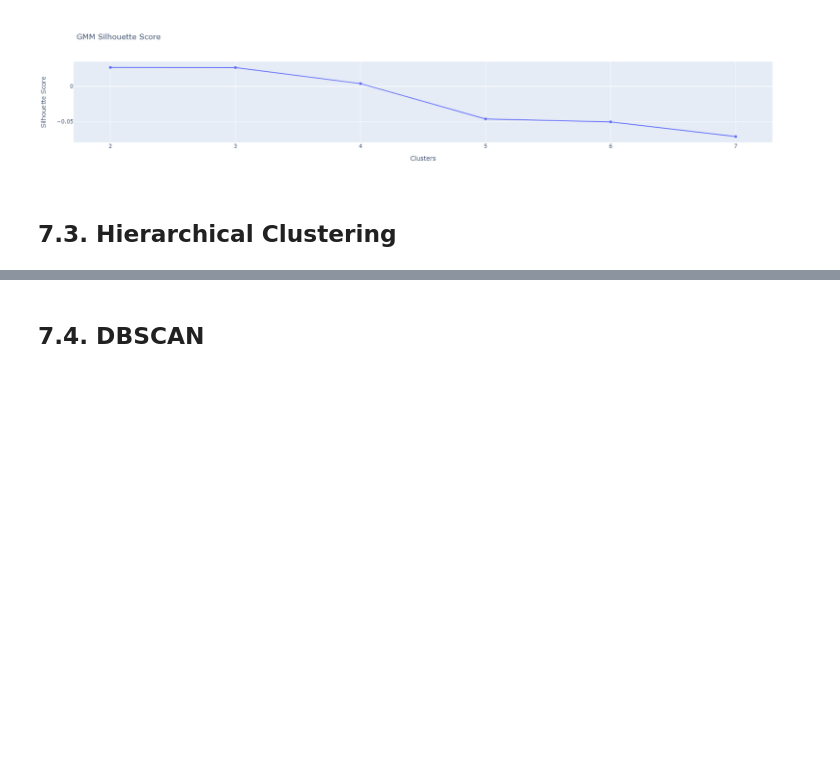
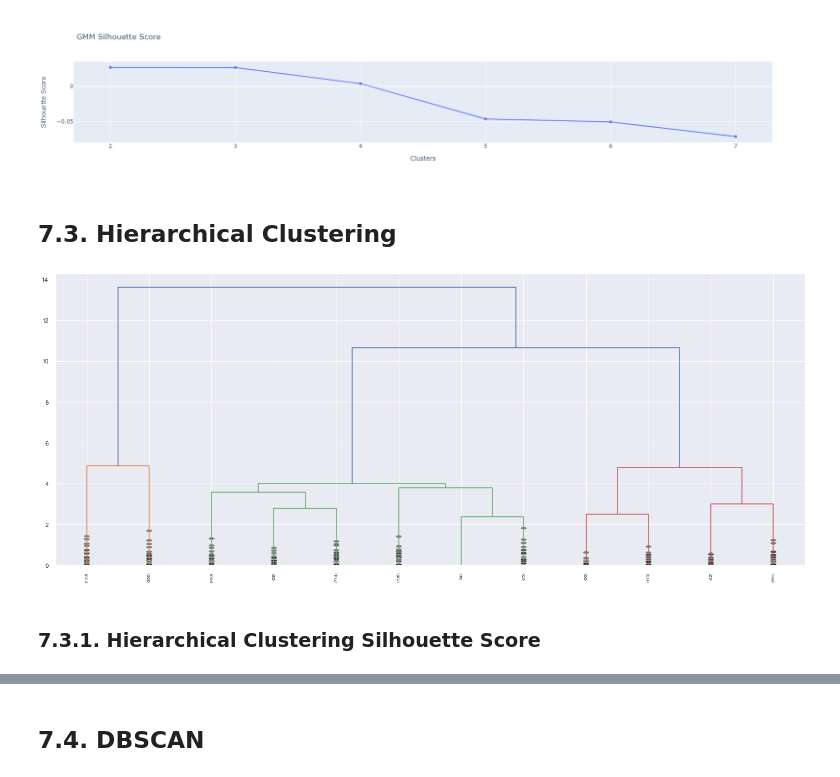
Before and after one commit to Lucas-Okamura/Insiders-Clustering, a Jupyter notebook: Insiders-Clustering.ipynb, the cells around one changed output, grey strips where cells are left out. Cells and saved outputs as stored; diff of their text form; code cells hidden in the pictures; blank space fills up the shorter version.

```diff
--- a/Insiders-Clustering.ipynb
+++ b/Insiders-Clustering.ipynb
@@ -1005,0 +753,8 @@ fig.show()
+# %%
+hc.dendrogram(hc_model, truncate_mode = 'lastp', p = 12, leaf_rotation = 90, leaf_font_size = 8, show_contracted = True)
+
+plt.show()
+# %% [output]
+[figure, added]
+# %% [markdown]
+### 7.3.1. Hierarchical Clustering Silhouette Score <a id='hclustering_silhouette'></a>
```
Also changed, not shown: parts of 39 cells of this notebook.
